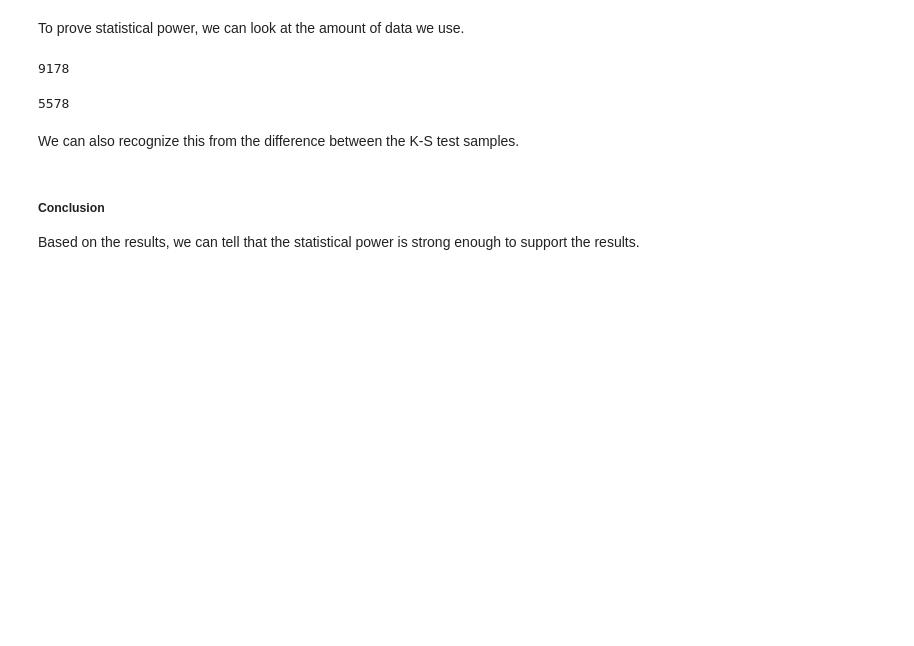
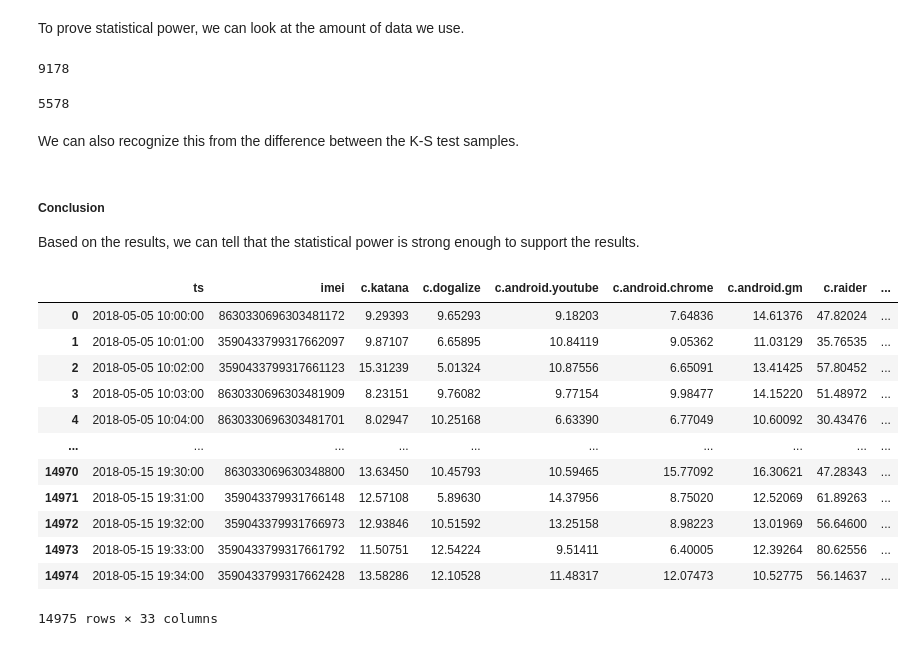
Before and after one commit to justAnArthur/iau-quest, a Jupyter notebook: 01.ipynb, the cells around one changed output. Drawn from its saved outputs; the diff is of its cells as text; code cells hidden in the pictures; blank space fills up the shorter version.

```diff
--- a/index.ipynb
+++ b/01.ipynb
@@ -900,3 +900,19 @@ We can also recognize this from the difference between the K-S test samples.
 ##### Conclusion
 
 Based on the results, we can tell that the statistical power is strong enough to support the results.
+# %%
+df
+# %% [output]
+|  | ts | imei | c.katana | c.dogalize | c.android.youtube | c.android.chrome | c.android.gm | c.raider | ... |
+| 0 | 2018-05-05 10:00:00 | 8630330696303481172 | 9.29393 | 9.65293 | 9.18203 | 7.64836 | 14.61376 | 47.82024 | ... |
+| 1 | 2018-05-05 10:01:00 | 3590433799317662097 | 9.87107 | 6.65895 | 10.84119 | 9.05362 | 11.03129 | 35.76535 | ... |
+| 2 | 2018-05-05 10:02:00 | 3590433799317661123 | 15.31239 | 5.01324 | 10.87556 | 6.65091 | 13.41425 | 57.80452 | ... |
+| 3 | 2018-05-05 10:03:00 | 8630330696303481909 | 8.23151 | 9.76082 | 9.77154 | 9.98477 | 14.15220 | 51.48972 | ... |
+| 4 | 2018-05-05 10:04:00 | 8630330696303481701 | 8.02947 | 10.25168 | 6.63390 | 6.77049 | 10.60092 | 30.43476 | ... |
+| ... | ... | ... | ... | ... | ... | ... | ... | ... | ... |
+| 14970 | 2018-05-15 19:30:00 | 863033069630348800 | 13.63450 | 10.45793 | 10.59465 | 15.77092 | 16.30621 | 47.28343 | ... |
+| 14971 | 2018-05-15 19:31:00 | 359043379931766148 | 12.57108 | 5.89630 | 14.37956 | 8.75020 | 12.52069 | 61.89263 | ... |
+| 14972 | 2018-05-15 19:32:00 | 359043379931766973 | 12.93846 | 10.51592 | 13.25158 | 8.98223 | 13.01969 | 56.64600 | ... |
+| 14973 | 2018-05-15 19:33:00 | 3590433799317661792 | 11.50751 | 12.54224 | 9.51411 | 6.40005 | 12.39264 | 80.62556 | ... |
+| 14974 | 2018-05-15 19:34:00 | 3590433799317662428 | 13.58286 | 12.10528 | 11.48317 | 12.07473 | 10.52775 | 56.14637 | ... |
+14975 rows × 33 columns
```
Also changed, not shown: 4 other files.
